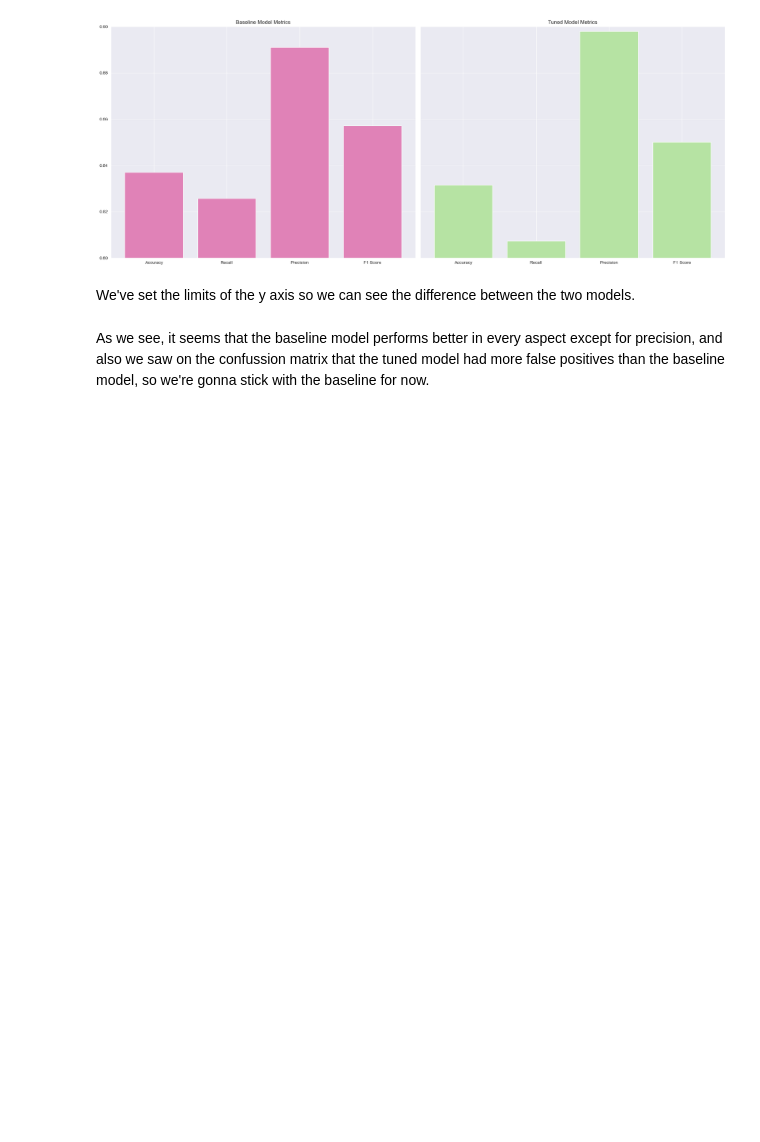
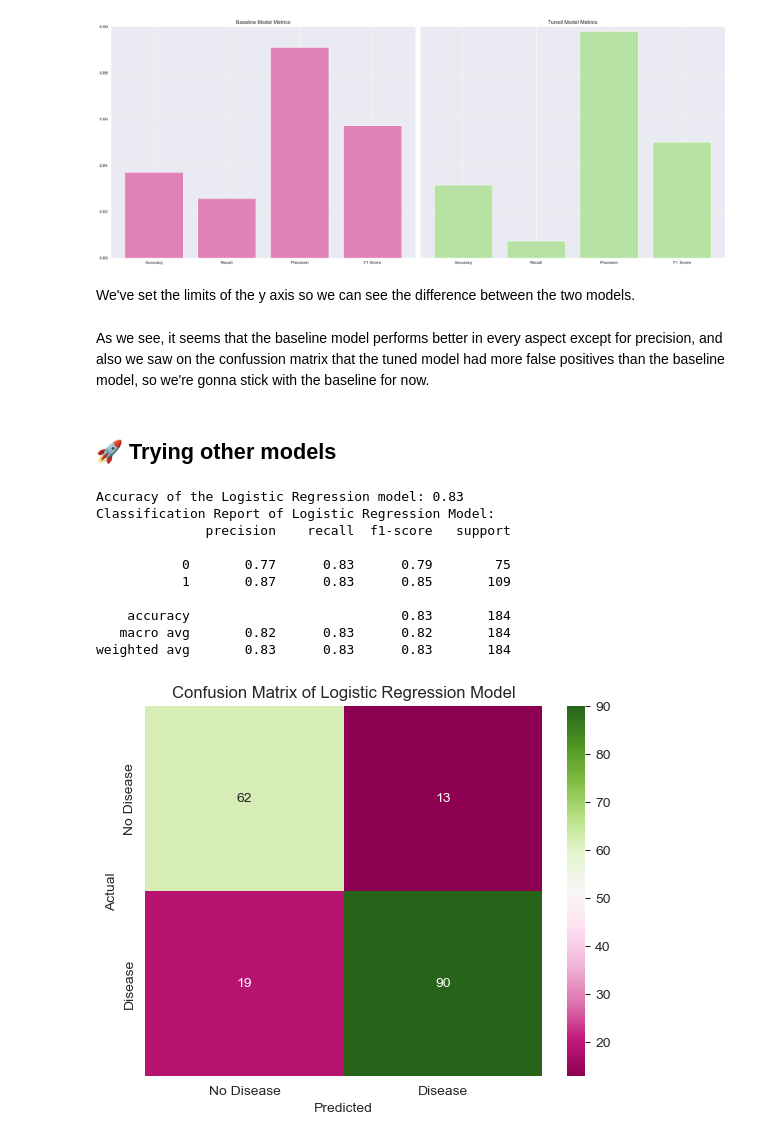
Before and after one commit to imelinc/heart-disease-project, a Jupyter notebook: heart-disease-project.ipynb, the cells around one changed output. Cells and saved outputs as stored; diff of their text form; code cells hidden in the pictures; blank space fills up the shorter version.

Commit message:
Implement logistic regression

```diff
--- a/heart-disease-project.ipynb
+++ b/heart-disease-project.ipynb
@@ -587,3 +587,42 @@ plot_model_comparison(model, tuned_model, X_test, y_test)
 We've set the limits of the y axis so we can see the difference between the two models.
 # %% [markdown]
 As we see, it seems that the baseline model performs better in every aspect except for precision, and also we saw on the confussion matrix that the tuned model had more false positives than the baseline model, so we're gonna stick with the baseline for now.
+# %% [markdown]
+## 🚀 Trying other models
+# %%
+# first lets try a logistic regression model
+from sklearn.linear_model import LogisticRegression
+# Creating the pipeline for logistic regression
+logistic_model = Pipeline(steps=[
+    ('preprocessor', preprocessor),
+    ('classifier', LogisticRegression(max_iter=1000, random_state=42, n_jobs=-1))
+])
+
+# Now we can fit the model to our training data
+logistic_model.fit(X_train, y_train)
+
+# And let's check the accuracy of our model on the test set
+y_preds_logistic = logistic_model.predict(X_test)
+accuracy_logistic = accuracy_score(y_test, y_preds_logistic)
+print(f"Accuracy of the Logistic Regression model: {accuracy_logistic:.2f}")
+# Let's see the classification report
+print("Classification Report of Logistic Regression Model:")
+print(classification_report(y_test, y_preds_logistic))
+# and lastly, let's take a look at the confusion matrix
+cm_logistic = confusion_matrix(y_test, y_preds_logistic)
+sns.heatmap(cm_logistic, annot=True, fmt='d', cmap='PiYG', xticklabels=['No Disease', 'Disease'], yticklabels=['No Disease', 'Disease'])
+plt.title("Confusion Matrix of Logistic Regression Model")
+plt.xlabel("Predicted")
+plt.ylabel("Actual");
+# %% [output]
+Accuracy of the Logistic Regression model: 0.83
+Classification Report of Logistic Regression Model:
+              precision    recall  f1-score   support
+
+           0       0.77      0.83      0.79        75
+           1       0.87      0.83      0.85       109
+
+    accuracy                           0.83       184
+   macro avg       0.82      0.83      0.82       184
+weighted avg       0.83      0.83      0.83       184
+[figure, added]
```
